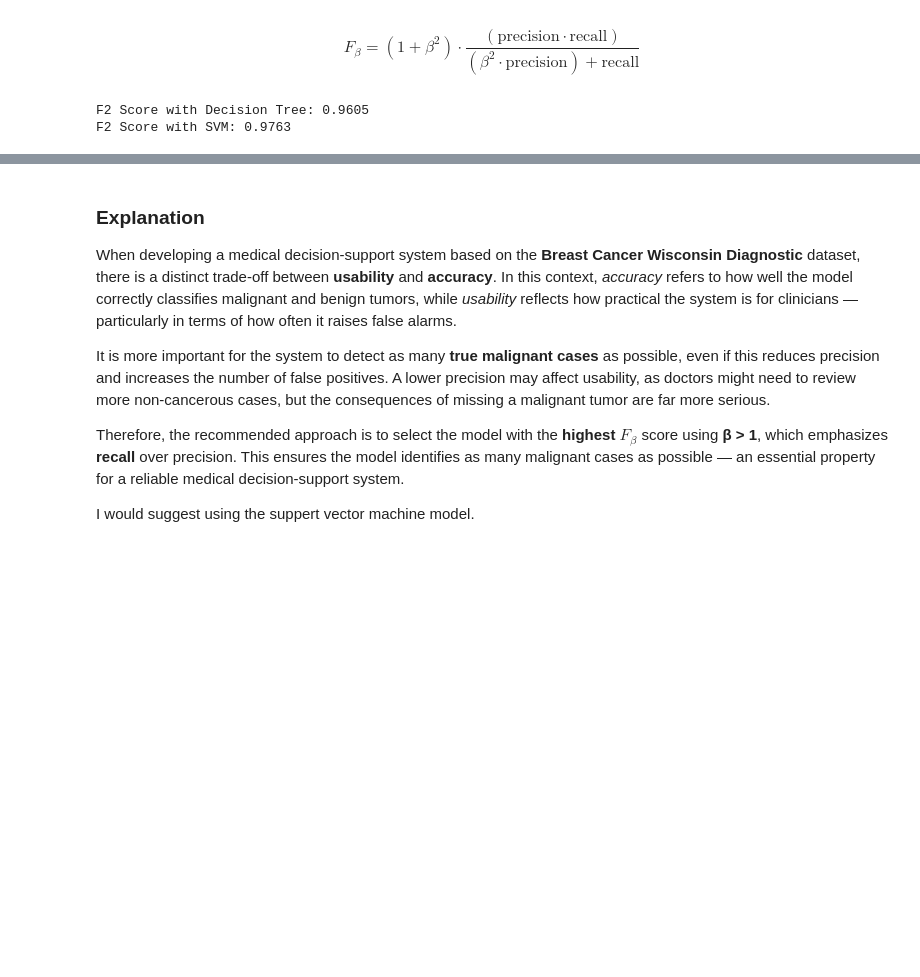
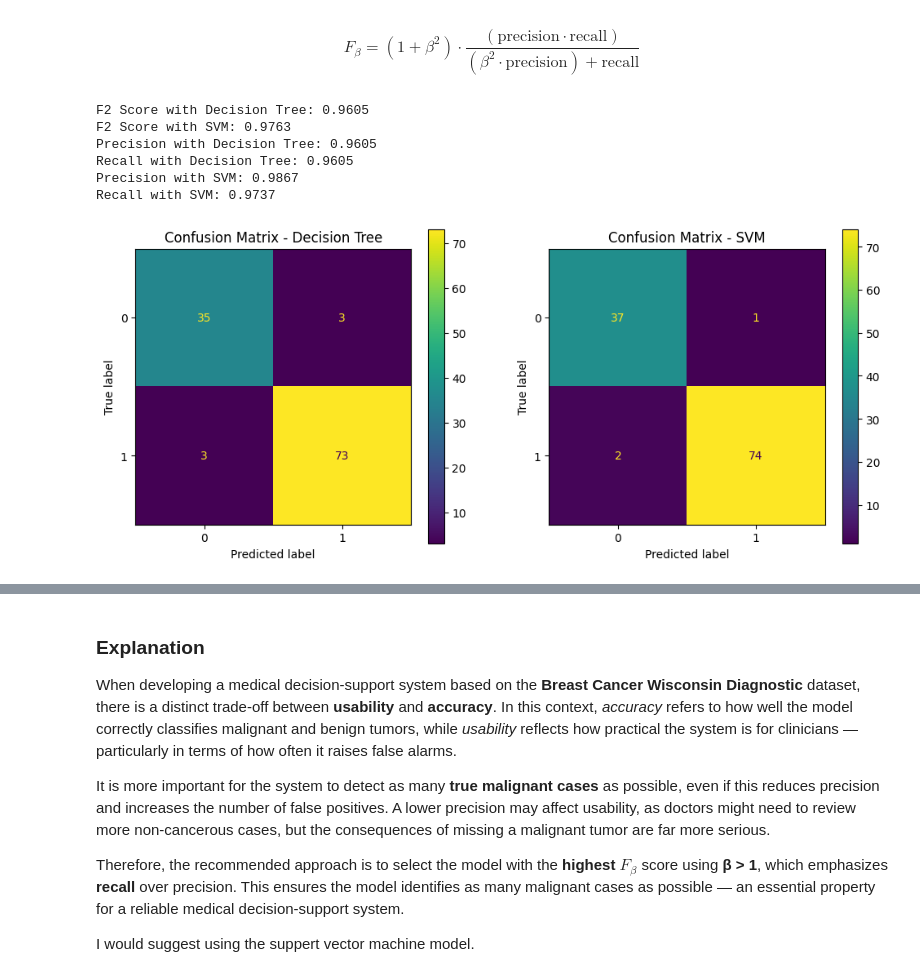
Before and after one commit to arthurBorger/machine_learning, a Jupyter notebook: assignment_2/exercise.ipynb, the cells around one changed output, grey strips where cells are left out. Saved outputs shown, nothing was run; the diff lists cells and outputs as text; code cells hidden in the pictures; blank space fills up the shorter version.

```diff
--- a/assignment_2/exercise.ipynb
+++ b/assignment_2/exercise.ipynb
@@ -647,19 +653,39 @@ $$
 # %%
 from sklearn.metrics import fbeta_score
 # Calculate F2 score for both models on validation set
 
 def calculate_f2_score(y_validation,beta):
     f2_dt = fbeta_score(y_validation, y_val_pred_dt, beta=beta)
     f2_svm = fbeta_score(y_validation, y_val_pred_svm, beta=beta)
     print(f"F2 Score with Decision Tree: {f2_dt:.4f}")
     print(f"F2 Score with SVM: {f2_svm:.4f}")
 
 # Emphasize recall (beta > 1)
 weighted_beta = 2 # A weight of 2 emphasizes recall twice as much as precision
 calculate_f2_score(y_val, weighted_beta)
+
+# TODO: print precision and recall for both models
+from sklearn.metrics import precision_score, recall_score
+
+def calculate_precision_recall(y_validation):
+    precision_dt = precision_score(y_validation, y_val_pred_dt)
+    recall_dt = recall_score(y_validation, y_val_pred_dt)
+    precision_svm = precision_score(y_validation, y_val_pred_svm)
+    recall_svm = recall_score(y_validation, y_val_pred_svm)
+    print(f"Precision with Decision Tree: {precision_dt:.4f}")
+    print(f"Recall with Decision Tree: {recall_dt:.4f}")
+    print(f"Precision with SVM: {precision_svm:.4f}")
+    print(f"Recall with SVM: {recall_svm:.4f}")
+
+calculate_precision_recall(y_val)
 # %% [output]
 F2 Score with Decision Tree: 0.9605
 F2 Score with SVM: 0.9763
+Precision with Decision Tree: 0.9605
+Recall with Decision Tree: 0.9605
+Precision with SVM: 0.9867
+Recall with SVM: 0.9737
+[figure, added]
 # %% [markdown]
 ![test](https://towardsdatascience.com/wp-content/uploads/2021/11/1xMl_wkMt42Hy8i84zs2WGg.png) ![test](https://upload.wikimedia.org/wikipedia/commons/thumb/2/26/Precisionrecall.svg/350px-Precisionrecall.svg.png)
 # %% [markdown]
```
Also changed, not shown: parts of 5 cells of this notebook, 1 other file.
